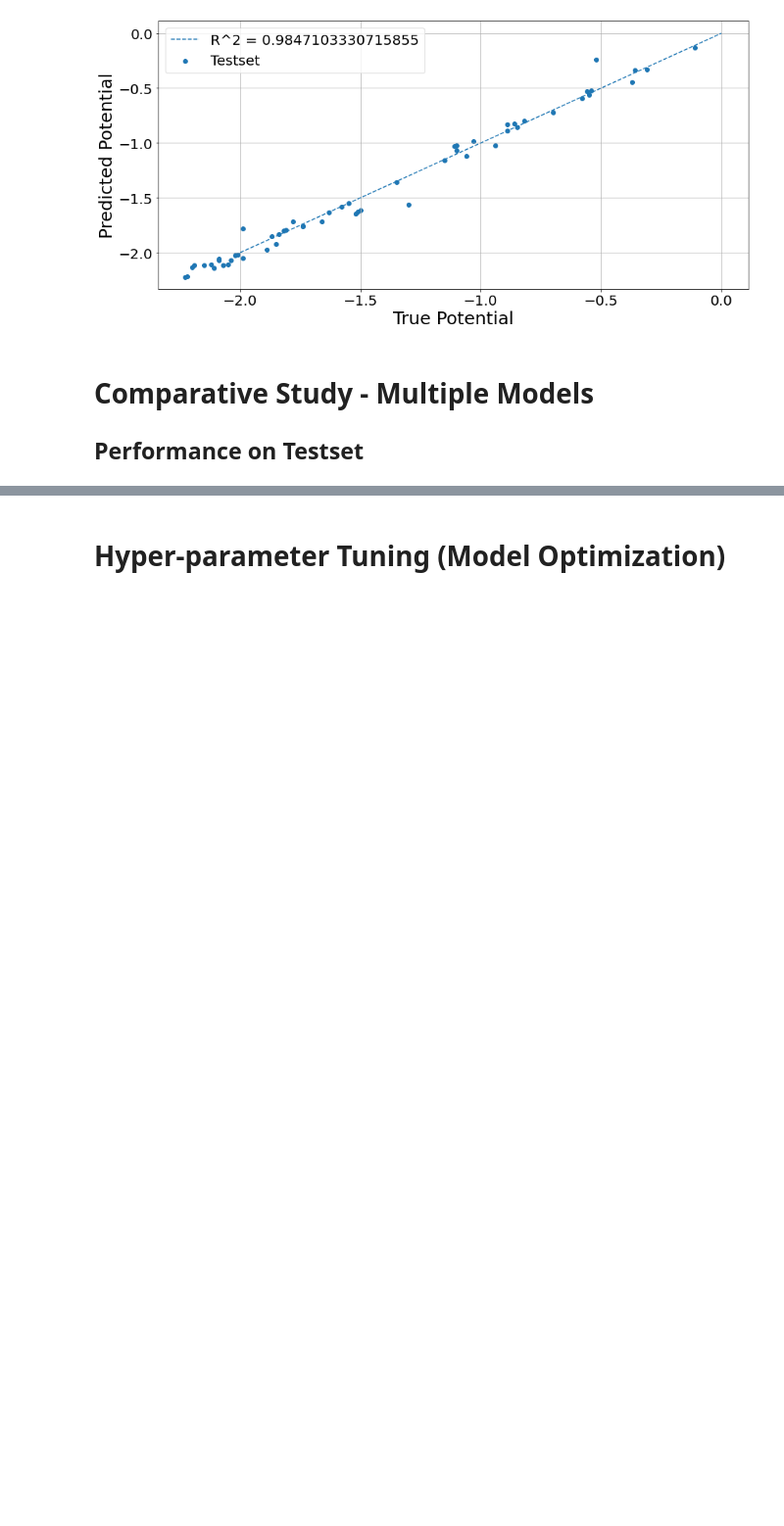
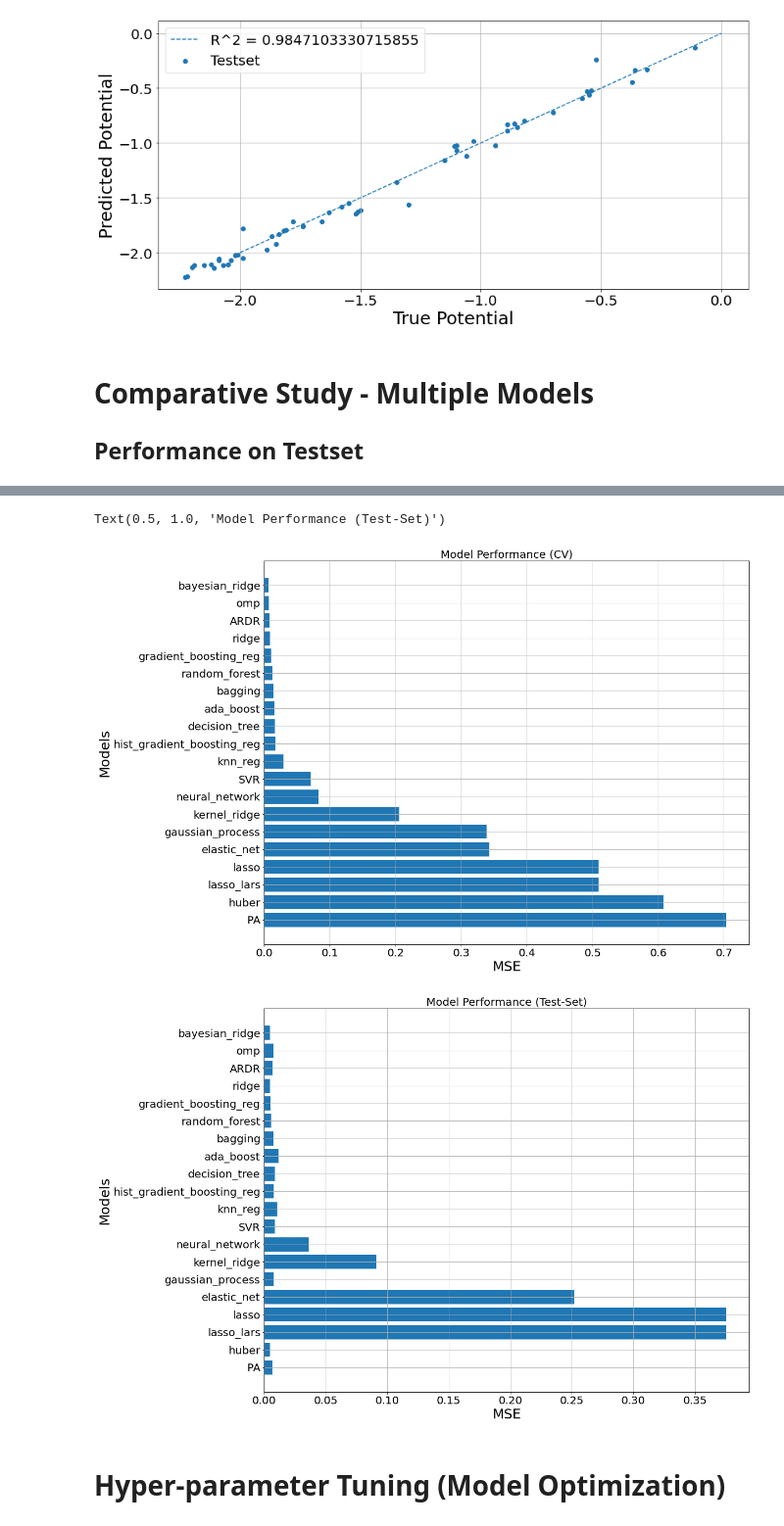
Before and after one commit to siddharth-ncl-work/miscellaneous, a Jupyter notebook: machine_learning_project_ideas/1/model_training.ipynb, the cells around one changed output, grey strips where cells are left out. Shown at 98% size. Cells and saved outputs as stored; diff of their text form; code cells hidden in the pictures; blank space fills up the shorter version.

```diff
--- a/machine_learning_project_ideas/1/model_training.ipynb
+++ b/machine_learning_project_ideas/1/model_training.ipynb
@@ -55,3 +55,16 @@ data.describe()
 | 75% | -0.820000 | 15.000000 | 9.685346 | 0.485710 | 9.685346 | 0.496068 | ... |
 | max | 0.800000 | 20.000000 | 13.411611 | 0.954259 | 13.411611 | 1.660140 | ... |
 8 rows × 146 columns
+# %%
+from sklearn.model_selection import train_test_split
+data_train, data_test = train_test_split(data,
+                                         shuffle=True,
+                                         test_size=0.30)
+
+X_train=data_train.drop(columns=['Sr. No.','FG_name','FG Position','Redox Potential','mol_filename_neutral','mol_filename_anion'])
+X_test=data_test.drop(columns=['Sr. No.','FG_name','FG Position','Redox Potential','mol_filename_neutral','mol_filename_anion'])
+y_train=data_train['Redox Potential']
+y_test=data_test['Redox Potential']
+
+print(X_train.shape,y_train.shape)
+print(X_test.shape,y_test.shape)
@@ -62,12 +78,12 @@ print(X.shape,y.shape)
 # %% [output]
 (185, 145) (185,)
 # %%
-from sklearn.model_selection import train_test_split
-X_train, X_test, y_train, y_test = train_test_split(X, y,
-                                                    shuffle=True,
-                                                    test_size=0.30)
-print(X_train.shape,y_train.shape)
-print(X_test.shape,y_test.shape)
+# from sklearn.model_selection import train_test_split
+# X_train, X_test, y_train, y_test = train_test_split(X, y,
+#                                                     shuffle=True,
+#                                                     test_size=0.30)
+# print(X_train.shape,y_train.shape)
+# print(X_test.shape,y_test.shape)
 # %% [output]
 (129, 145) (129,)
 (56, 145) (56,)
@@ -206,14 +222,14 @@ models_dict_unopt={#('linear_reg',LinearRegression(),
              'random_forest':RandomForestRegressor(),
              'ada_boost':AdaBoostRegressor(),
              'gradient_boosting_reg':GradientBoostingRegressor(),
-#              'hist_gradient_boosting_reg':HistGradientBoostingRegressor(),
+             'hist_gradient_boosting_reg':HistGradientBoostingRegressor(),
              'neural_network':MLPRegressor(hidden_layer_sizes=(50,20),
                                             max_iter=10000),
              'knn_reg':KNeighborsRegressor()
             }
 
 num_folds=10
-models_data_unopt={'model_name':[],'mse_cv':[],'mse_testset':[]}
+cv_results_all_feat_unopt={'model_name':[],'mse_cv':[],'mse_testset':[]}
 pbar=tqdm(models_dict_unopt.items())
 for model_name,model in pbar:
     pbar.set_description(model_name)
@@ -228,11 +244,12 @@ for model_name,model in pbar:
     reg_model = model.fit(X_train_scaled, y_train)
     y_pred=reg_model.predict(X_test_scaled)
     mse_testset=mean_squared_error(y_test, y_pred)
-    models_data_unopt['model_name'].append(model_name)
-    models_data_unopt['mse_cv'].append(mean_score)
-    models_data_unopt['mse_testset'].append(mse_testset)
+    cv_results_all_feat_unopt['model_name'].append(model_name)
+    cv_results_all_feat_unopt['mse_cv'].append(mean_score)
+    cv_results_all_feat_unopt['mse_testset'].append(mse_testset)
 
-df=pd.DataFrame.from_dict(models_data_unopt)
+print(f'Total Models = {len(models_dict_unopt)}')
+df=pd.DataFrame.from_dict(cv_results_all_feat_unopt)
 df=df.sort_values('mse_cv',ascending=False)
 plt.figure(figsize=(16,13))
 plt.barh(df['model_name'],df['mse_cv'])
@@ -249,2 +268,5 @@ KeyboardInterrupt:
+Text(0.5, 1.0, 'Model Performance (Test-Set)')
+[figure, added]
+[figure, added]
 # %% [markdown]
 # Hyper-parameter Tuning (Model Optimization)
```
Also changed, not shown: parts of 34 cells of this notebook, 1 other file.
